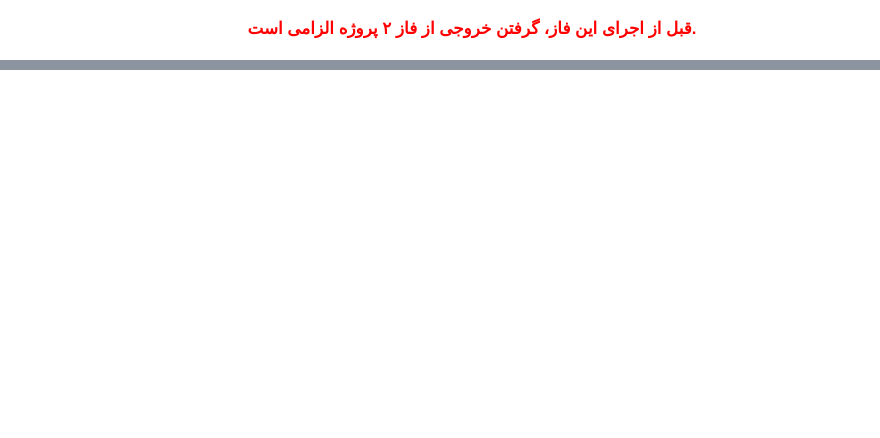
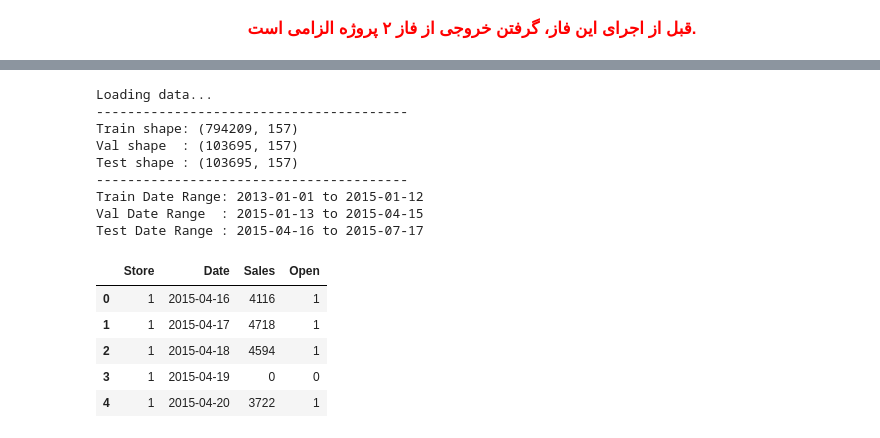
Before and after one commit to Nima-Enigma/ML_Project, a Jupyter notebook: solution/phase4.ipynb, the cells around one changed output, grey strips where cells are left out. Saved outputs shown, nothing was run; the diff lists cells and outputs as text; code cells hidden in the pictures; blank space fills up the shorter version.

Commit message:
phase 4 improved

```diff
--- a/solution/phase4.ipynb
+++ b/solution/phase4.ipynb
@@ -555,0 +19,69 @@ plt.show()
+# %%
+import warnings
+warnings.filterwarnings('ignore')
+
+import numpy as np
+import pandas as pd
+import matplotlib.pyplot as plt
+import seaborn as sns
+from pathlib import Path
+
+# Machine Learning models
+import lightgbm as lgb
+from sklearn.metrics import mean_squared_error, mean_absolute_percentage_error, r2_score
+from sklearn.metrics import accuracy_score, f1_score, roc_auc_score, confusion_matrix, classification_report
+from sklearn.preprocessing import label_binarize
+
+# Visualization settings
+sns.set_style('whitegrid')
+plt.rcParams['figure.figsize'] = (14, 6)
+plt.rcParams['font.size'] = 10
+
+# Set seeds for reproducibility
+np.random.seed(42)
+
+# Load the Phase 2 engineered data
+base_path = Path('../data/phase2_output/pkl')
+
+print("Loading data...")
+train_df = pd.read_pickle(base_path / 'train_split.pkl')
+val_df = pd.read_pickle(base_path / 'val_split.pkl')
+test_df = pd.read_pickle(base_path / 'test_split.pkl')
+
+# Ensure Date is datetime and sort properly to respect time-series structure
+for frame in (train_df, val_df, test_df):
+    frame['Date'] = pd.to_datetime(frame['Date'])
+
+train_df = train_df.sort_values(['Store', 'Date']).reset_index(drop=True)
+val_df = val_df.sort_values(['Store', 'Date']).reset_index(drop=True)
+test_df = test_df.sort_values(['Store', 'Date']).reset_index(drop=True)
+
+print('-' * 40)
+print('Train shape:', train_df.shape)
+print('Val shape  :', val_df.shape)
+print('Test shape :', test_df.shape)
+print('-' * 40)
+
+# Verify date ranges to ensure no overlap/leakage
+print(f"Train Date Range: {train_df['Date'].min().date()} to {train_df['Date'].max().date()}")
+print(f"Val Date Range  : {val_df['Date'].min().date()} to {val_df['Date'].max().date()}")
+print(f"Test Date Range : {test_df['Date'].min().date()} to {test_df['Date'].max().date()}")
+
+# Display the first few rows of the test set
+test_df[['Store', 'Date', 'Sales', 'Open']].head()
+# %% [output]
+Loading data...
+----------------------------------------
+Train shape: (794209, 157)
+Val shape  : (103695, 157)
+Test shape : (103695, 157)
+----------------------------------------
+Train Date Range: 2013-01-01 to 2015-01-12
+Val Date Range  : 2015-01-13 to 2015-04-15
+Test Date Range : 2015-04-16 to 2015-07-17
+|  | Store | Date | Sales | Open |
+| 0 | 1 | 2015-04-16 | 4116 | 1 |
+| 1 | 1 | 2015-04-17 | 4718 | 1 |
+| 2 | 1 | 2015-04-18 | 4594 | 1 |
+| 3 | 1 | 2015-04-19 | 0 | 0 |
+| 4 | 1 | 2015-04-20 | 3722 | 1 |
```
Also changed, not shown: parts of 25 cells of this notebook, 1 other file.
